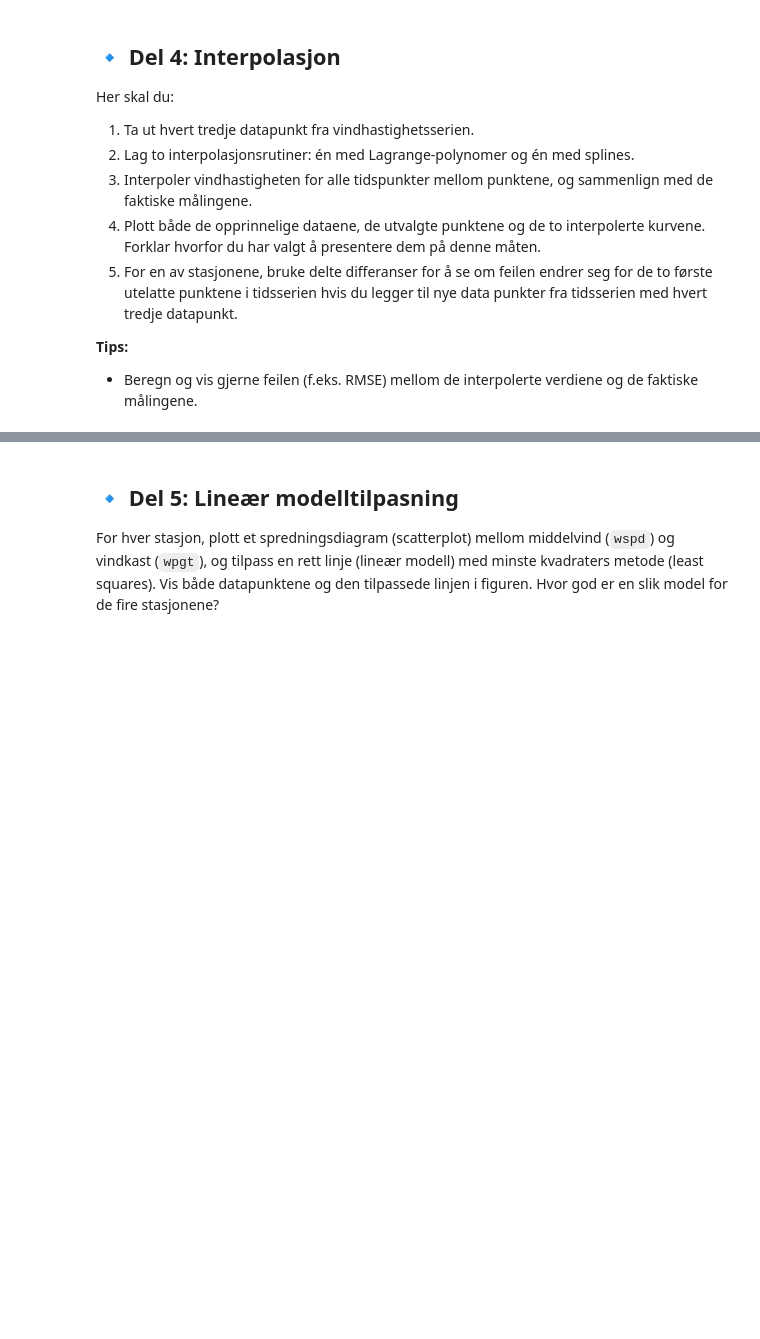
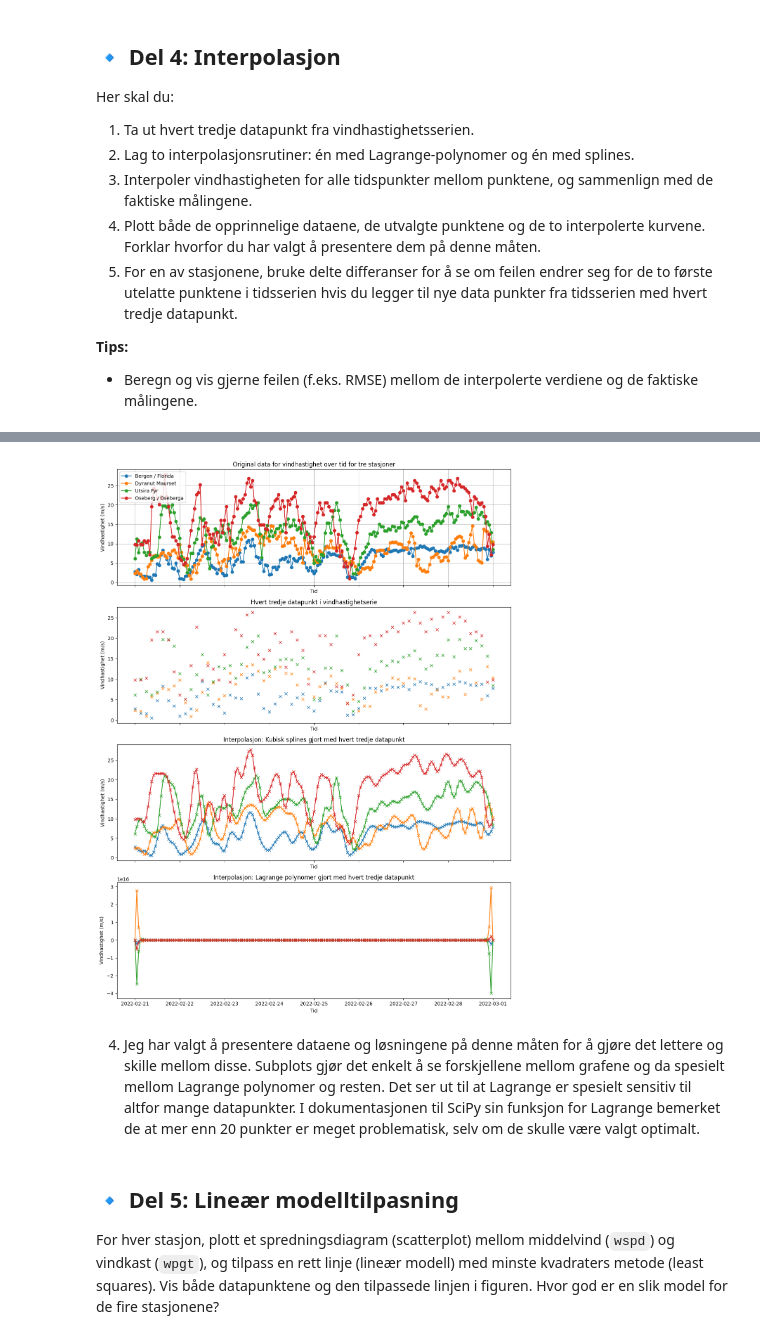
Before and after one commit to RhubarbJam42/INF100, a Jupyter notebook: obl_oppgaveM160H25.ipynb, the cells around one changed output, grey strips where cells are left out. Drawn from its saved outputs; the diff is of its cells as text; code cells hidden in the pictures; blank space fills up the shorter version.

```diff
--- a/obl_oppgaveM160H25.ipynb
+++ b/obl_oppgaveM160H25.ipynb
@@ -595,0 +707,61 @@ Her skal du:
+# %%
+#Kode for plotting hentet fra visualisering av data over i dokumentet.
+#Figurstørrelse er forstørret noe for å gjøre det lettere å vise punkter.
+#
+fig, axs = plt.subplots(4, 1, figsize=(12, 16), sharex=True)
+# 1. Vindhastighet (wspd)
+for sid in station_ids:
+    df_station = hourly_data[sid]
+    axs[0].plot(df_station.index, df_station['wspd'], marker='o', label=selected_stations.loc[sid, 'name'])
+
+axs[0].set_xlabel('Tid')
+axs[0].set_ylabel('Vindhastighet (m/s)')
+axs[0].set_title('Original data for vindhastighet over tid for tre stasjoner')
+axs[0].legend()
+axs[0].grid(True)
+
+#2. Hvert tredje datapunkt i vinhastighet dataserie
+for sid in station_ids:
+    df_station = hourly_data[sid]
+    axs[1].plot(every_third(df_station.index), every_third(df_station['wspd']), 'x')
+
+axs[1].set_xlabel('Tid')
+axs[1].set_ylabel('Vindhastighet (m/s)')
+axs[1].set_title('Hvert tredje datapunkt i vindhastighetserie')
+axs[1].grid(False)
+
+#3. Interpolasjon med splines og Lagrange polynomer
+#Kubisk splines
+for sid in station_ids:
+  time_data = hourly_data[sid].index
+  num_time = np.array([t.timestamp() for t in time_data])
+  y = hourly_data[sid]['wspd']
+  third_x = every_third(num_time)
+  third_y = every_third(y)
+  f = CubicSpline(third_x, third_y, bc_type='natural')
+  axs[2].plot(time_data, f(num_time), '-x')
+
+axs[2].set_xlabel('Tid')
+axs[2].set_ylabel('Vindhastighet (m/s)')
+axs[2].set_title('Interpolasjon: Kubisk splines gjort med hvert tredje datapunkt')
+axs[2].grid(False)
+
+#Lagrange polynomer
+for sid in station_ids:
+  time_data = hourly_data[sid].index
+  num_time = np.array([t.timestamp() for t in time_data])
+  y = hourly_data[sid]['wspd']
+  third_x = every_third(num_time)
+  third_y = every_third(y)
+  new_y = lagrange_interpolation(third_x, third_y, num_time)
+  y_wind = y.tolist()
+  axs[3].plot(time_data, new_y, '-x')
+
+axs[3].set_xlabel('Tid')
+axs[3].set_ylabel('Vindhastighet (m/s)')
+axs[3].set_title('Interpolasjon: Lagrange polynomer gjort med hvert tredje datapunkt')
+axs[3].grid(False)
+
+plt.tight_layout()
+plt.show()
+# %% [output]
@@ -596,3 +772,6 @@ Her skal du:
+[figure, added]
+# %% [markdown]
+4. Jeg har valgt å presentere dataene og løsningene på denne måten for å gjøre det lettere og skille mellom disse. Subplots gjør det enkelt å se forskjellene mellom grafene og da spesielt mellom Lagrange polynomer og resten. Det ser ut til at Lagrange er spesielt sensitiv til altfor mange datapunkter. I dokumentasjonen til SciPy sin funksjon for Lagrange bemerket de at mer enn 20 punkter er meget problematisk, selv om de skulle være valgt optimalt.
 # %% [markdown]
 ## 🔹 Del 5: Lineær modelltilpasning
 
```
Also changed, not shown: parts of 4 cells of this notebook.
